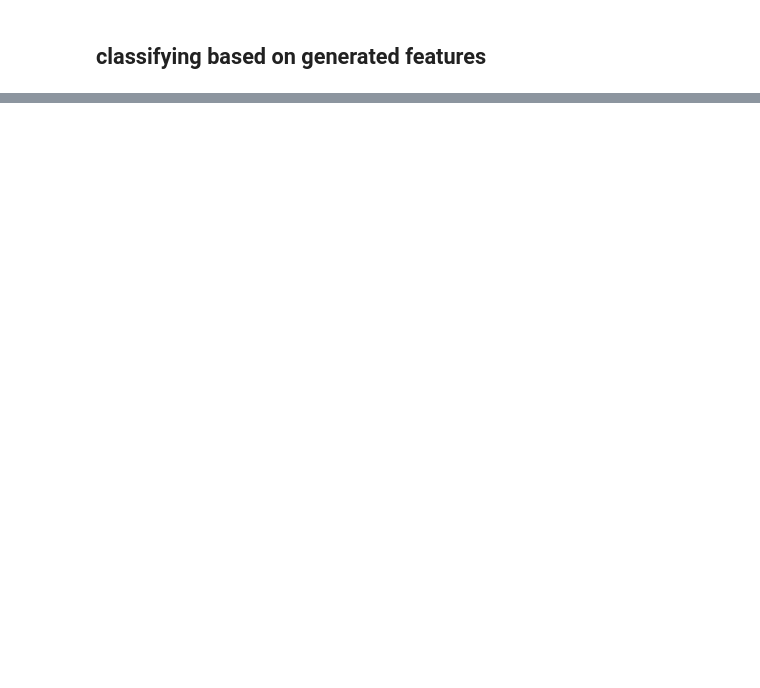
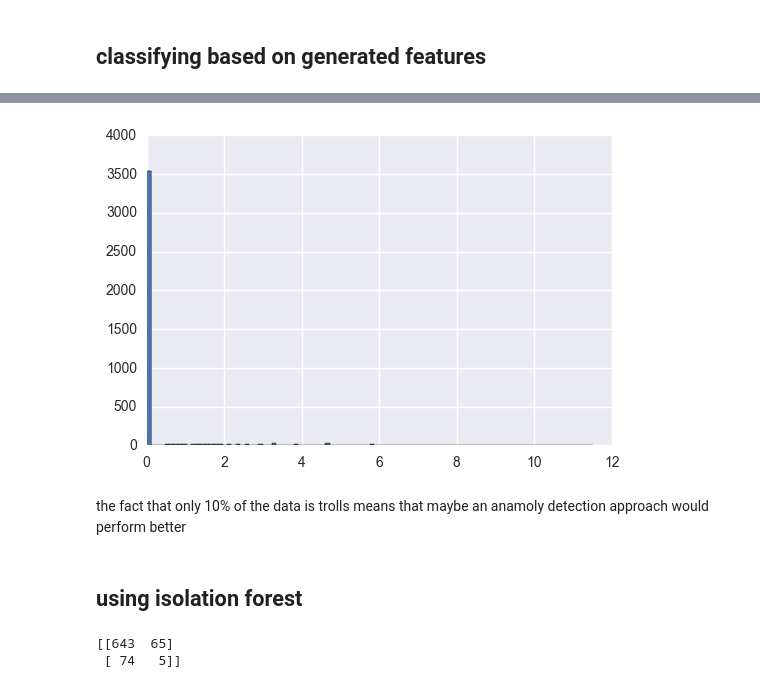
Before and after one commit to amirfz/youtube_troll_detection, a Jupyter notebook: insult_detection.ipynb, the cells around one changed output, grey strips where cells are left out. Cells and saved outputs as stored; diff of their text form; code cells hidden in the pictures; blank space fills up the shorter version.

```diff
--- a/insult_detection.ipynb
+++ b/insult_detection.ipynb
@@ -160,0 +329,8 @@ model_rfc(np.concatenate((X_pca, transform(data.comment)), axis=1), Y)
+# %%
+a = plt.hist(X_ext[:,-1], bins=100)
+# %% [output]
+[figure, added]
+# %% [markdown]
+the fact that only 10% of the data is trolls means that maybe an anamoly detection approach would perform better
+# %% [markdown]
+## using isolation forest
@@ -160,0 +347,5 @@ model_rfc(np.concatenate((X_pca, transform(data.comment)), axis=1), Y)
+# %%
+model_ifc(X_pca, Y)
+# %% [output]
+[[643  65]
+ [ 74   5]]
```
Also changed, not shown: parts of 24 cells of this notebook.
